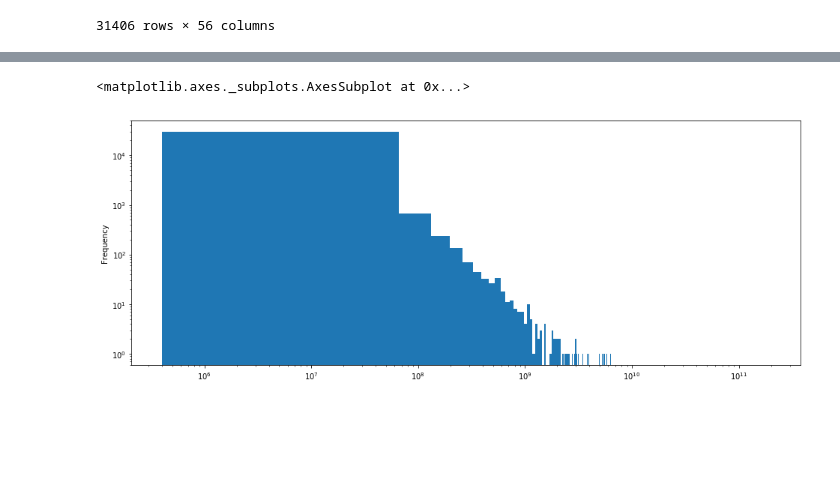
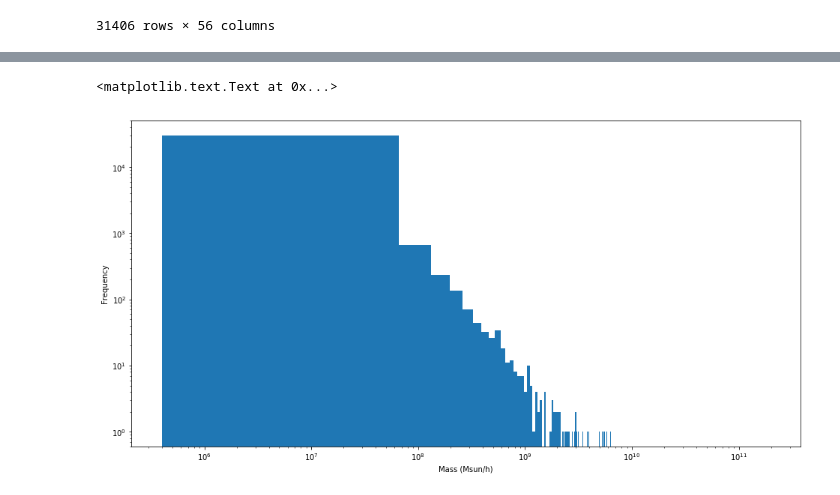
Before and after one commit to jortiz630/Dark-Matter-Tree-Data, a Jupyter notebook: DMDataAnalysis_py2.ipynb, the cells around one changed output, grey strips where cells are left out. Cells and saved outputs as stored; diff of their text form; code cells hidden in the pictures; blank space fills up the shorter version.

```diff
--- a/DMDataAnalysis_py2.ipynb
+++ b/DMDataAnalysis_py2.ipynb
@@ -75,6 +111,6 @@ help(pd.DataFrame.plot.hist)
 # %%
-mass=halosAtScale0_2['mvir(10)']
-mass.plot.hist(loglog=True, bins = 3000, figsize = (16,6)) # Histogram of DM halo mass.
+massPlot = mass.plot.hist(loglog=True, bins = 3000, figsize = (16,8))
+massPlot.set_xlabel("Mass (Msun/h)") # Histogram of DM halo mass.
 # %% [output]
-<matplotlib.axes._subplots.AxesSubplot at 0x...>
+<matplotlib.text.Text at 0x...>
-[figure, old version]
+[figure, new version]
```
Also changed, not shown: parts of 9 cells of this notebook.
